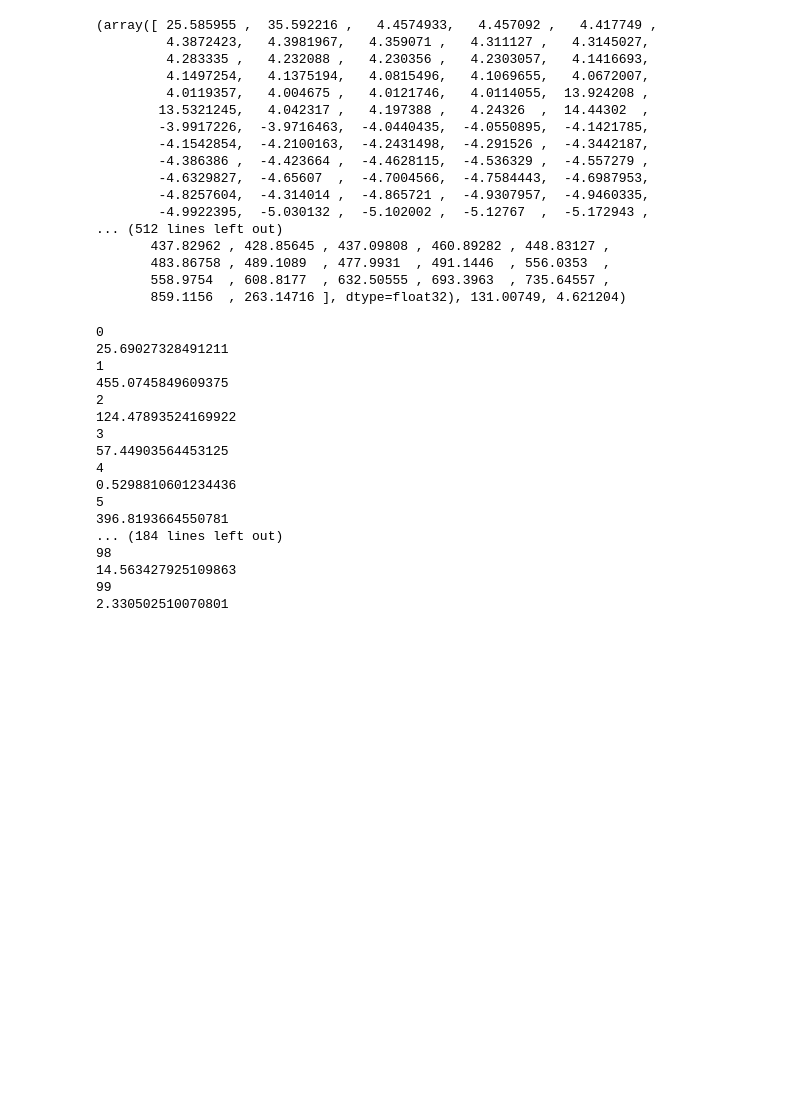
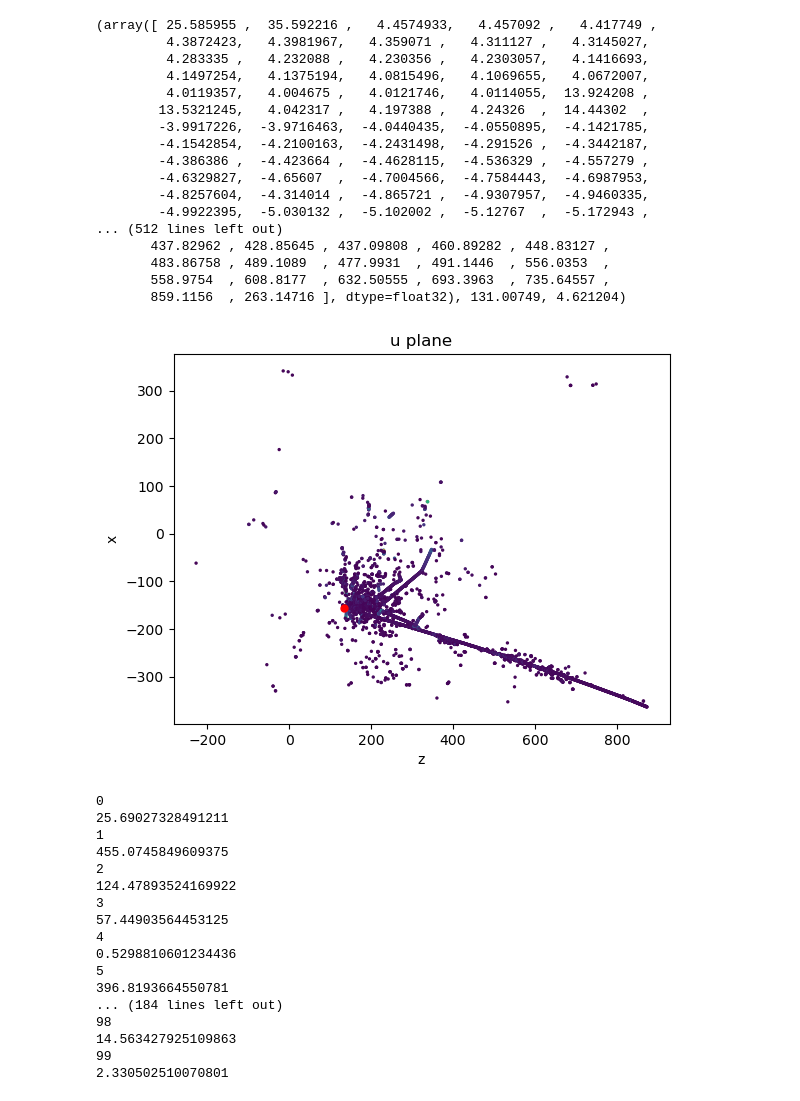
Before and after one commit to Alex-Garratt/PX402---Physics-Project-Repository, a Jupyter notebook: PX402 - Physics Project Notebook Least-Z Algorithm.ipynb, the cells around one changed output. Saved outputs shown, nothing was run; the diff lists cells and outputs as text; code cells hidden in the pictures; blank space fills up the shorter version.

```diff
--- a/PX402 - Physics Project Notebook Least-Z Algorithm.ipynb
+++ b/PX402 - Physics Project Notebook Least-Z Algorithm.ipynb
@@ -128,21 +146,18 @@ def view_creator(event_orientation, event_number, thresholding_on_off=True):
 # %%
 def scatter_points(plane, event_number):
     if plane=="u":
-        view_u = View(events, "u")
         true_x = view_u.true_vtx_x[event_number]
         z_view = view_u.z[event_number]
         x_view = view_u.x[event_number]
         adc_view = view_u.adc[event_number]
         true_z = view_u.true_vtx_z[event_number]
     elif plane=="v":
-        view_v = View(events, "v")
         true_x = view_v.true_vtx_x[event_number]
         z_view = view_v.z[event_number]
         x_view = view_v.x[event_number]
         adc_view = view_v.adc[event_number]
         true_z = view_v.true_vtx_z[event_number]
     elif plane=="w":
-        view_w = View(events, "w")
         true_x = view_w.true_vtx_x[event_number]
         z_view = view_w.z[event_number]
         x_view = view_w.x[event_number]
@@ -184,7 +199,7 @@ def threshold(plane, event_number, no_std):
 
     return x_view, z_view, adc_view
 # %%
-def least_z(plane, event_number, no_std, thresholding=False):
+def least_z(plane, event_number, no_std=1, thresholding=False):
     x_view, z_view, adc_view, true_z, true_x = scatter_points(plane, event_number)
 
     if thresholding == True:
@@ -207,14 +222,14 @@ def plotter(plane, event_number, thresholding=False, no_std=1, least_zz=False, a
     if thresholding:
         x_view, z_view, adc_view = threshold(plane, event_number, no_std)
     else:
-        x_view, z_view, adc_view = scatter_points(plane, event_number)
+        x_view, z_view, adc_view, true_z, true_x = scatter_points(plane, event_number)
 
 
 
-    plt.scatter(z_view, x_view, c=adc_view, cmap="viridis")
+    plt.scatter(z_view, x_view, c=adc_view, cmap="viridis", s=2)
     if least_zz == True:
-        min_x, min_z, ind = least_z(plane, event_number)
-        plt.plot(min_z, min_x, 'ro')
+        min_x, min_z, ind, true_z, ind = least_z(plane, event_number)
+        plt.plot(true_z, true_x, 'ro', markersize=5)
 
 
 
@@ -223,7 +238,9 @@ def plotter(plane, event_number, thresholding=False, no_std=1, least_zz=False, a
     plt.ylabel("x")
     return plt.show()
 # %%
-#plotter("v", 14, False, 1, True, False)
+plotter("u", 12, False, 1, True, False)
+# %% [output]
+[figure, added]
 # %%
 def least_z_difference(min_x, min_z, actual_x, actual_z):
     return np.sqrt((min_x - actual_x) ** 2 + (min_z - actual_z) ** 2)
```
Also changed, not shown: parts of 8 cells of this notebook, 5 other files.
